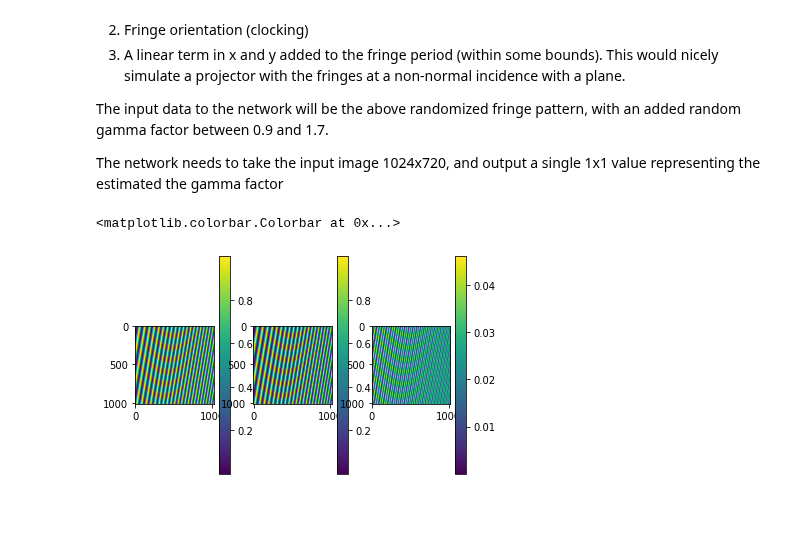
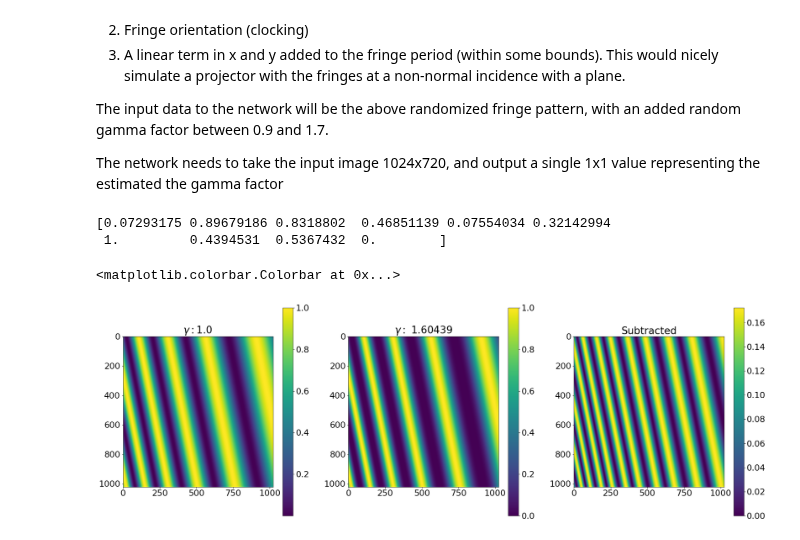
Before and after one commit to jdberkson/OPTI-556-Computational-Imaging, a Jupyter notebook: FinalProject_JoelBerkson.ipynb, the cells around one changed output. Drawn from its saved outputs; the diff is of its cells as text; code cells hidden in the pictures; blank space fills up the shorter version.

```diff
--- a/FinalProject_JoelBerkson.ipynb
+++ b/FinalProject_JoelBerkson.ipynb
@@ -65,32 +81,48 @@ Y = np.linspace(0,3072,num=3072)
 X,Y = np.meshgrid(X,Y)
 fringePeriodBounds = [5, 50]
 gammaBounds = [.8, 1.7]
+gammaBoundsnet = [.7,1.8]
 slopeBounds = [0,.002]
-N = 100
+N = 10
 
-PatternCorrect = np.zeros([1024,1024,N])
-PatternGamma = np.zeros([1024,1024,N])
-
+PatternCorrect = np.zeros([N,1024,1024])
+PatternGamma = np.zeros([N,1024,1024])
+clockingangle = np.zeros(N)
+gamma = np.zeros(N)
+gamma_squished = np.zeros(N)
+period = np.zeros(N)
+slope = np.zeros(N)
 
 for i in range(N):
-  clockingangle = np.random.random_sample()*360
-  gamma = np.random.random_sample()*(gammaBounds[1]-gammaBounds[0])+gammaBounds[0]
-  period = np.random.random_sample()*(fringePeriodBounds[1]-fringePeriodBounds[0])+fringePeriodBounds[0]
-  slope = np.random.random_sample()*(slopeBounds[1]-slopeBounds[0])+slopeBounds[0]
+  clockingangle[i] = np.random.random_sample()*360
+  gamma[i] = np.random.random_sample()*(gammaBounds[1]-gammaBounds[0])+gammaBounds[0]
+  period[i] = np.random.random_sample()*(fringePeriodBounds[1]-fringePeriodBounds[0])+fringePeriodBounds[0]
+  slope[i] = np.random.random_sample()*(slopeBounds[1]-slopeBounds[0])+slopeBounds[0]
 
-  PatternCorrect[:,:,i] = createFringePattern(X,Y,period,clockingangle,slope)
-  PatternGamma[:,:,i] = PatternCorrect[:,:,i]**gamma
+  PatternCorrect[i,:,:] = createFringePattern(X,Y,period[i],clockingangle[i],slope[i])
+  PatternGamma[i,:,:] = PatternCorrect[i,:,:]**gamma[i]
+# %%
+
+gamma_squished = (gamma - np.min(gamma))
+gamma_squished = (gamma_squished)/np.max(gamma_squished)
+print(gamma_squished)
+# %% [output]
+[0.07293175 0.89679186 0.8318802  0.46851139 0.07554034 0.32142994
+ 1.         0.4394531  0.5367432  0.        ]
 # %%
-n = 28
+n = 5
 plt.subplot(1,3,1)
-plt.imshow(PatternCorrect[:,:,n])
+plt.imshow(PatternCorrect[n,:,:])
+plt.title('$\gamma: 1.0$ ')
 plt.colorbar()
 plt.subplot(1,3,2)
-plt.imshow(PatternGamma[:,:,n])
+plt.imshow(PatternGamma[n,:,:])
+plt.title('$\gamma:$ ' + str(round(gamma[n],ndigits=5)))
 plt.colorbar()
 plt.subplot(1,3,3)
-plt.imshow(PatternCorrect[:,:,n]-PatternGamma[:,:,n])
+plt.imshow(PatternCorrect[n,:,:]-PatternGamma[n,:,:])
+plt.title('Subtracted')
 plt.colorbar()
 # %% [output]
 <matplotlib.colorbar.Colorbar at 0x...>
-[figure, old version]
+[figure, new version]
```
Also changed, not shown: parts of 8 cells of this notebook.
